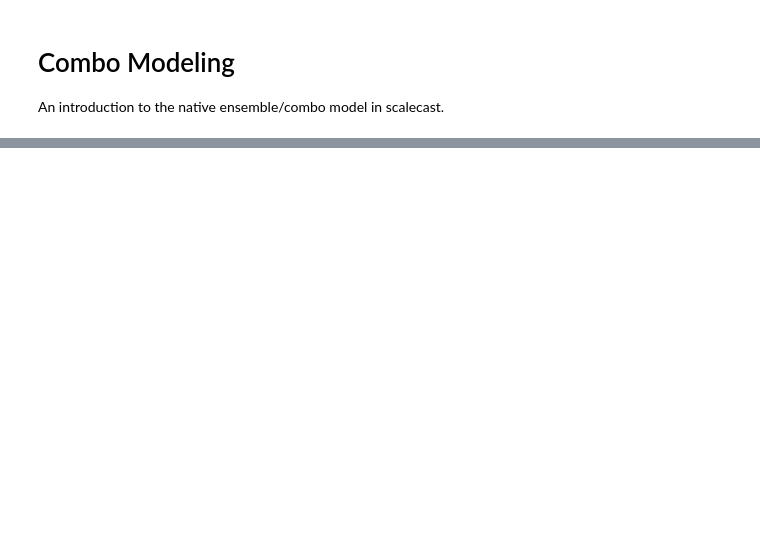
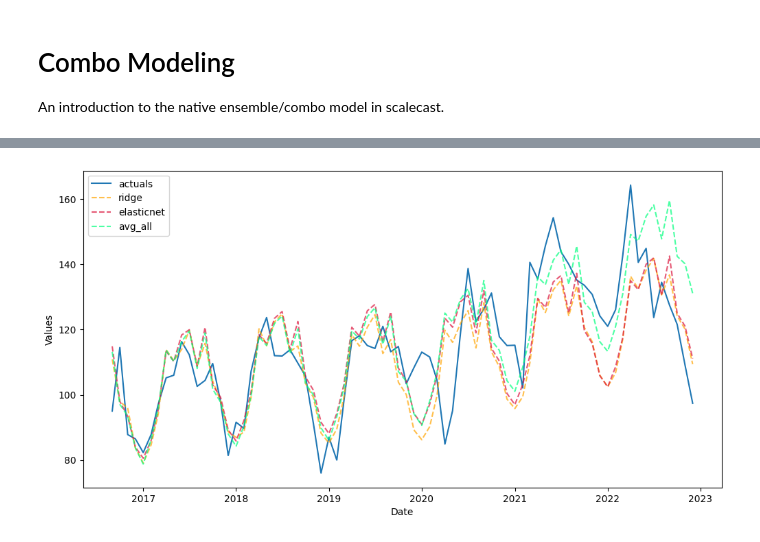
Before and after one commit to mikekeith52/scalecast-examples, a Jupyter notebook: combo/combo.ipynb, the cells around one changed output, grey strips where cells are left out. Cells and saved outputs as stored; diff of their text form; code cells hidden in the pictures; blank space fills up the shorter version.

```diff
--- a/combo/combo.ipynb
+++ b/combo/combo.ipynb
@@ -338,0 +49,20 @@ This concludes our look at combo models. Keep in mind, you can get really creati
+# %%
+# create transformations to model stationary data
+transformer = Transformer(
+    transformers = [
+        ('DiffTransform',1),
+        ('DiffTransform',12),
+        ('MinMaxTransform',),
+    ]
+)
+
+reverter = Reverter(
+    reverters = [
+        ('MinMaxRevert',),
+        ('DiffRevert',12),
+        ('DiffRevert',1)
+    ],
+    base_transformer = transformer,
+)
+
+reverter
@@ -338,0 +84,3 @@ This concludes our look at combo models. Keep in mind, you can get really creati
+# %%
+# transform the series by calling the Transformer.fit_transform() method
+f = transformer.fit_transform(f)
@@ -338,0 +92,4 @@ This concludes our look at combo models. Keep in mind, you can get really creati
+# %%
+# add regressors
+f.add_ar_terms(24)
+f
@@ -338,0 +168,3 @@ This concludes our look at combo models. Keep in mind, you can get really creati
+# %%
+# revert the transformation
+f = reverter.fit_transform(f)
@@ -338,0 +176,5 @@ This concludes our look at combo models. Keep in mind, you can get really creati
+# %%
+# view performance on test set
+f.plot_test_set(models = 'top_3',order_by = 'TestSetRMSE',include_train = False);
+# %% [output]
+[figure, added]
```
Also changed, not shown: parts of 63 cells of this notebook, 1 other file.
